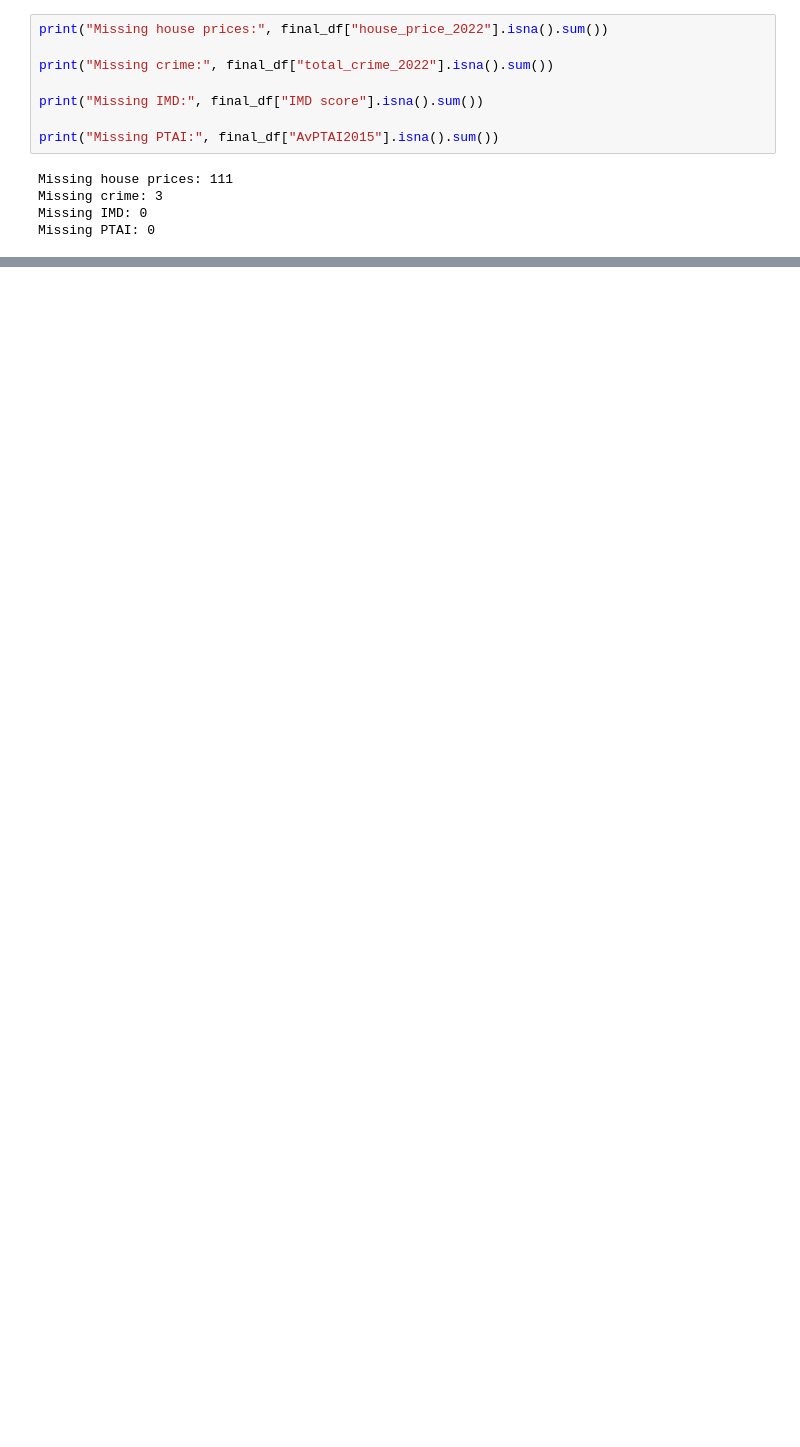
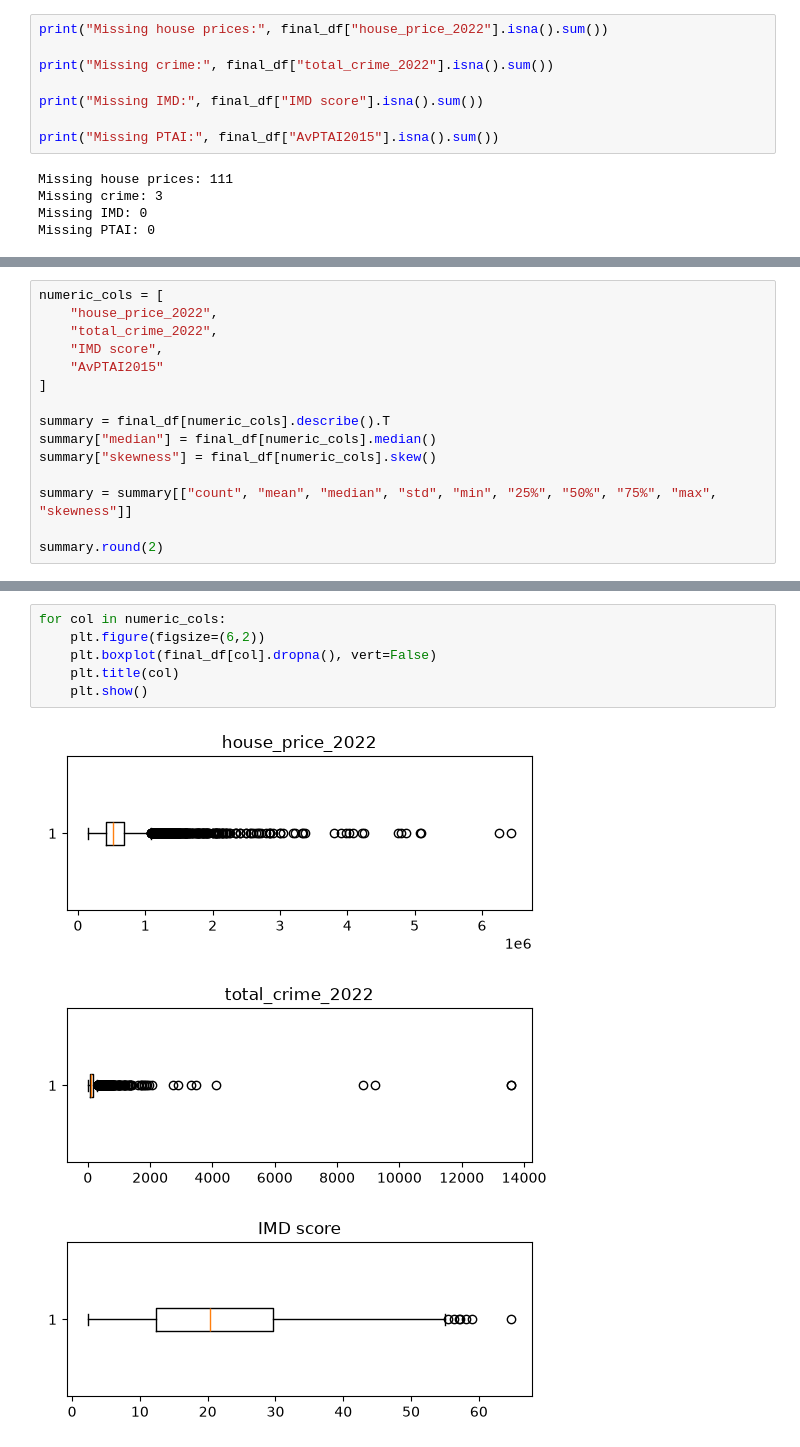
Before and after one commit to RaquelCG1/London-House-Prices-Crime-IMD-transport, a Jupyter notebook: main.ipynb, the cells around one changed output, grey strips where cells are left out. Drawn from its saved outputs; the diff is of its cells as text; blank space fills up the shorter version.

```diff
--- a/main.ipynb
+++ b/main.ipynb
@@ -260,0 +318,15 @@ Missing PTAI: 0
+# %%
+numeric_cols = [
+    "house_price_2022",
+    "total_crime_2022",
+    "IMD score",
+    "AvPTAI2015"
+]
+
+summary = final_df[numeric_cols].describe().T
+summary["median"] = final_df[numeric_cols].median()
+summary["skewness"] = final_df[numeric_cols].skew()
+
+summary = summary[["count", "mean", "median", "std", "min", "25%", "50%", "75%", "max", "skewness"]]
+
+summary.round(2)
@@ -260,0 +339,10 @@ Missing PTAI: 0
+# %%
+for col in numeric_cols:
+    plt.figure(figsize=(6,2))
+    plt.boxplot(final_df[col].dropna(), vert=False)
+    plt.title(col)
+    plt.show()
+# %% [output]
+[figure, added]
+[figure, added]
+[figure, added]
```
Also changed, not shown: parts of 14 cells of this notebook, 2 other files.
